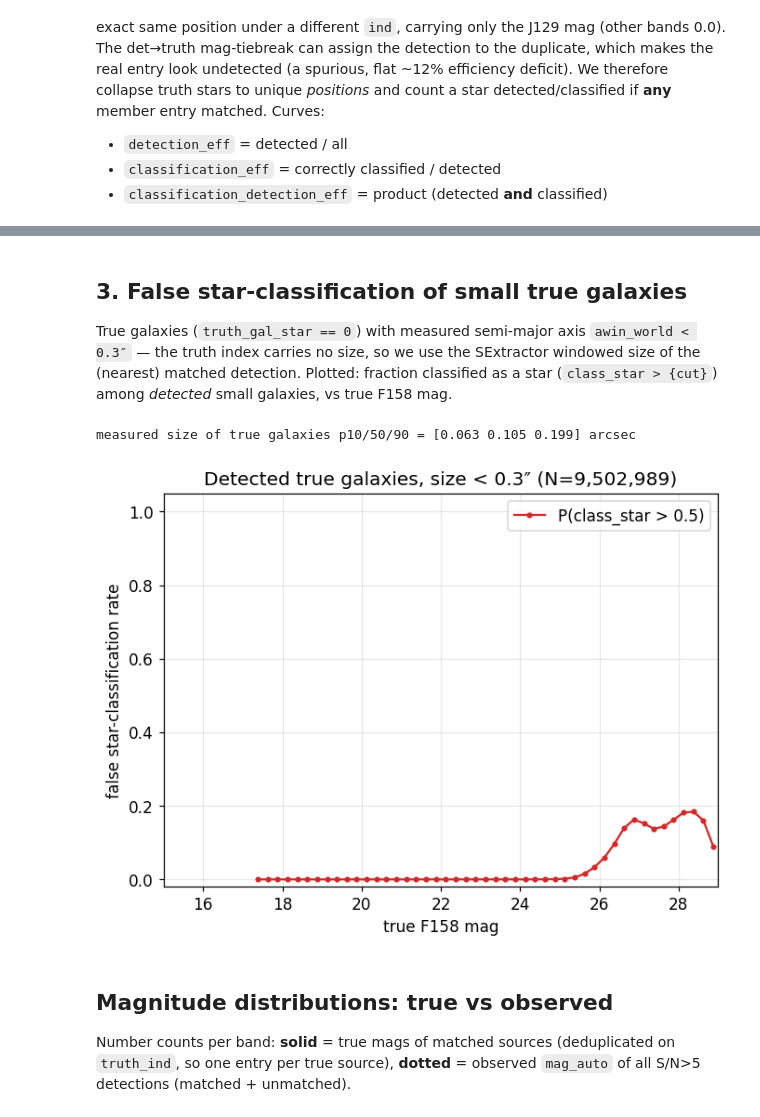
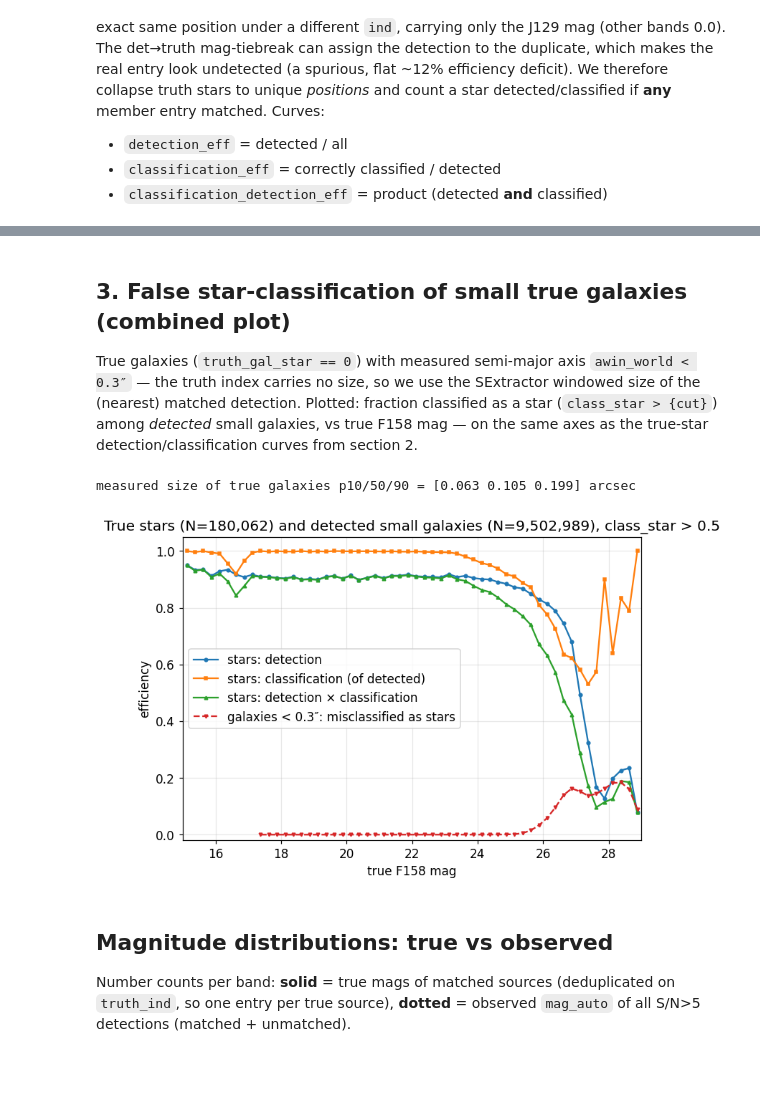
Before and after one commit to LSSTDESC/streamobs, a Jupyter notebook: notebooks/create_streamobs_files_hlwas.ipynb, the cells around one changed output, grey strips where cells are left out. Cells and saved outputs as stored; diff of their text form; code cells hidden in the pictures; blank space fills up the shorter version.

```diff
--- a/notebooks/create_streamobs_files_hlwas.ipynb
+++ b/notebooks/create_streamobs_files_hlwas.ipynb
@@ -61,6 +61,8 @@ MAG_BINS = np.arange(15.0, 29.0 + 1e-6, 0.25)
 MAG_MID = 0.5 * (MAG_BINS[1:] + MAG_BINS[:-1])
 
 plt.rcParams.update({"figure.dpi": 110, "font.size": 11})
+FIG_DIR = REPO / "docs/source/_static/roman_hlwas"   # figures embedded in the docs page
+FIG_DIR.mkdir(parents=True, exist_ok=True)
 print(f"repo: {REPO}")
 # %% [output]
 repo: /astro/store/shire/pferguso/software/streamobs
@@ -243,37 +240,42 @@ class_star of matched true stars: p10/50/90 = [0.765 0.942 0.996]
 # %% [markdown]
-## 3. False star-classification of small true galaxies
+## 3. False star-classification of small true galaxies (combined plot)
 
 True galaxies (`truth_gal_star == 0`) with measured semi-major axis
 `awin_world < 0.3″` — the truth index carries no size, so we use the SExtractor windowed
 size of the (nearest) matched detection. Plotted: fraction classified as a star
-(`class_star > {cut}`) among *detected* small galaxies, vs true F158 mag.
+(`class_star > {cut}`) among *detected* small galaxies, vs true F158 mag — on the same
+axes as the true-star detection/classification curves from section 2.
 # %%
 gal = (cat.loc[cat.matched & (cat.truth_gal_star == 0) & (cat["flags"] < FLAG_CUT),
                ["truth_ind", "match_sep_arcsec", "class_star", "awin_world", f"truth_mag_{BAND}"]]
        .sort_values("match_sep_arcsec").drop_duplicates("truth_ind"))
 gal["size_arcsec"] = gal.awin_world * 3600.0
 print(f"measured size of true galaxies p10/50/90 = "
       f"{np.percentile(gal.size_arcsec.dropna(), [10, 50, 90]).round(3)} arcsec")
 
 small = gal[gal.size_arcsec < GAL_SIZE_MAX].dropna(subset=[f"truth_mag_{BAND}"])
 mg = small[f"truth_mag_{BAND}"].values
 fs = (small.class_star > CLASS_STAR_CUT).values
 n_gal = np.histogram(mg, MAG_BINS)[0]
 n_false = np.histogram(mg[fs], MAG_BINS)[0]
 with np.errstate(invalid="ignore"):
     eff_false = np.where(n_gal >= 20, n_false / np.maximum(n_gal, 1), np.nan)
 
-fig, ax = plt.subplots(figsize=(7, 5))
-ax.plot(MAG_MID, eff_false, "o-", ms=3, color="C3",
-        label=f"P(class_star > {CLASS_STAR_CUT})")
-ax.set(xlabel="true F158 mag", ylabel="false star-classification rate",
-       xlim=(15, 29), ylim=(-0.02, 1.05),
-       title=f"Detected true galaxies, size < {GAL_SIZE_MAX}″ (N={len(small):,})")
-ax.grid(alpha=0.3); ax.legend()
+fig, ax = plt.subplots(figsize=(7.5, 5))
+ax.plot(MAG_MID, eff_det, "o-", ms=3, color="C0", label="stars: detection")
+ax.plot(MAG_MID, eff_cls, "s-", ms=3, color="C1", label="stars: classification (of detected)")
+ax.plot(MAG_MID, eff_both, "^-", ms=3, color="C2", label="stars: detection × classification")
+ax.plot(MAG_MID, eff_false, "v--", ms=3, color="C3",
+        label=f"galaxies < {GAL_SIZE_MAX}″: misclassified as stars")
+ax.set(xlabel="true F158 mag", ylabel="efficiency", xlim=(15, 29), ylim=(-0.02, 1.05),
+       title=f"True stars (N={ok.sum():,}) and detected small galaxies (N={len(small):,}), "
+             f"class_star > {CLASS_STAR_CUT}")
+ax.grid(alpha=0.3); ax.legend(loc="center left")
+fig.savefig(FIG_DIR / "efficiency_f158.png", dpi=130, bbox_inches="tight")
 plt.show()
 # %% [output]
 measured size of true galaxies p10/50/90 = [0.063 0.105 0.199] arcsec
-[figure, old version]
+[figure, new version]
 # %% [markdown]
 ## Magnitude distributions: true vs observed
 
```
Also changed, not shown: parts of 5 cells of this notebook, 6 other files.
